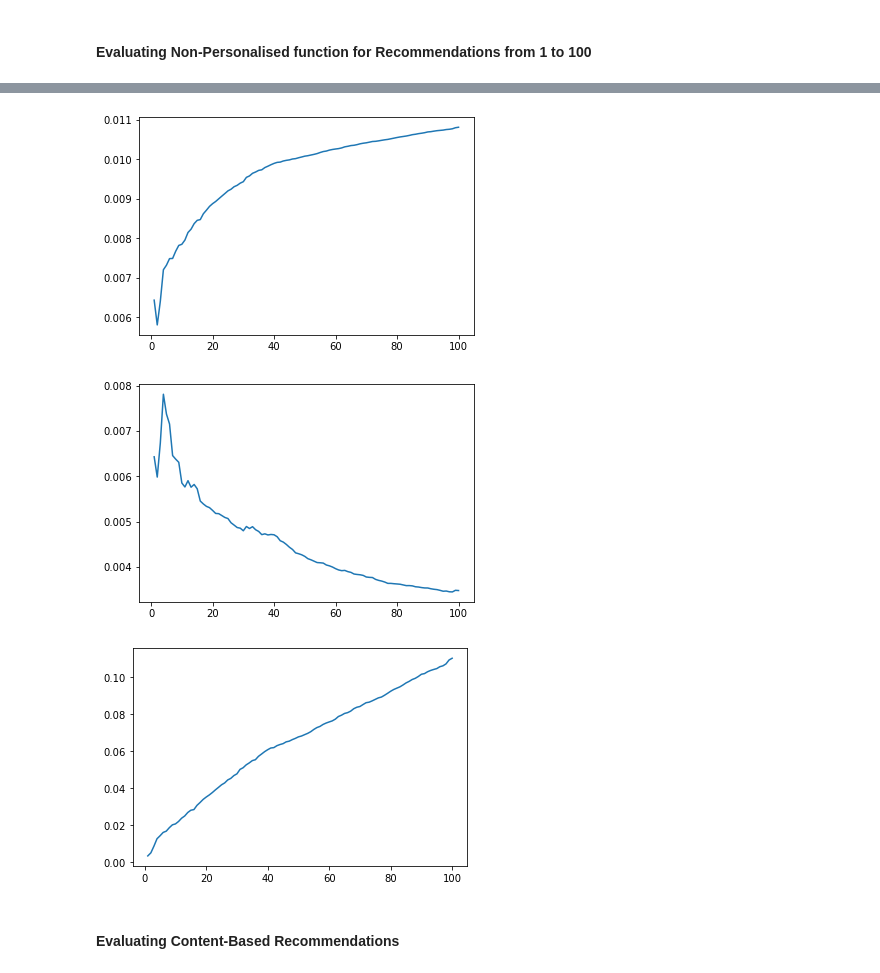
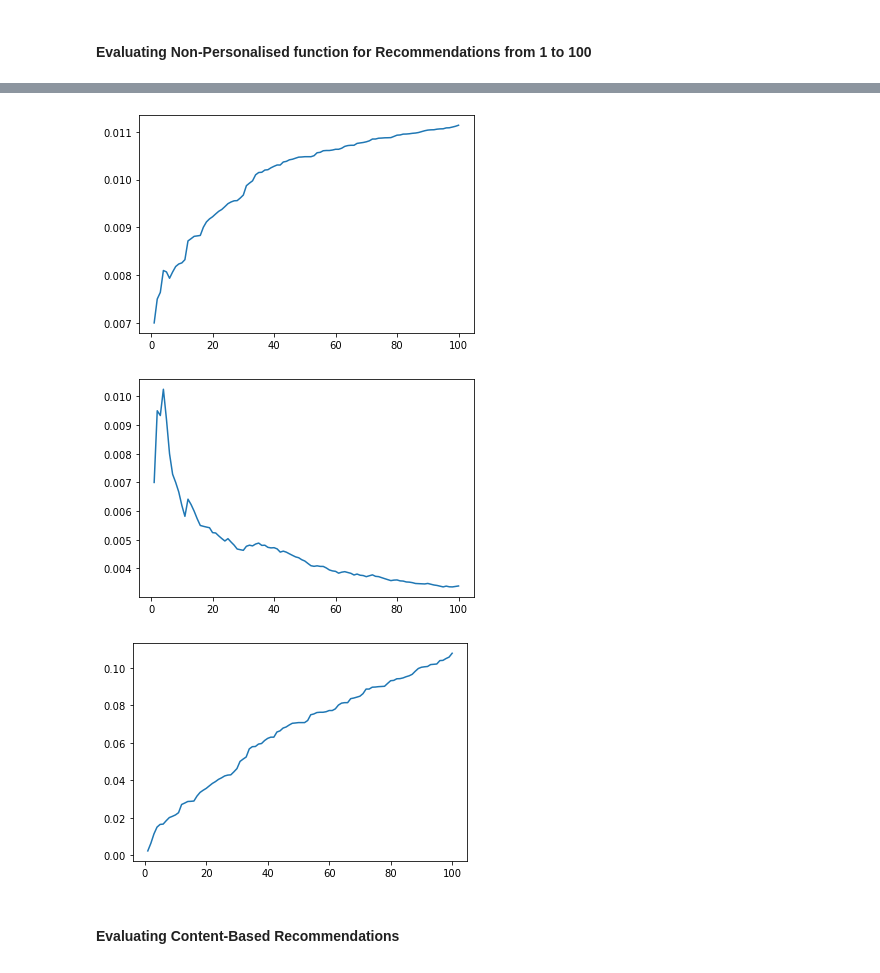
Before and after one commit to aindrila28/recommender_systems, a Jupyter notebook: Non-personalised.ipynb, the cells around one changed output, grey strips where cells are left out. Cells and saved outputs as stored; diff of their text form; code cells hidden in the pictures.

```diff
--- a/Non-personalised.ipynb
+++ b/Non-personalised.ipynb
@@ -781,22 +795,24 @@ mapk_vals, avg_precision_vals, avg_recall_vals = non_personalised_multiple_recom
+# %%
+mapk_vals_np, avg_precision_vals_np, avg_recall_vals_np = non_personalised_multiple_recommendations(7, train, test_df)
 # %%
 x = [i for i in range(1, 101)]
-y1 = mapk_vals
+y1 = mapk_vals_np
 plt.plot(x,y1)
 plt.show()
 # %% [output]
-[figure, old version]
+[figure, new version]
 # %%
-y2 = avg_precision_vals
+y2 = avg_precision_vals_np
 plt.plot(x,y2)
 plt.show()
 # %% [output]
-[figure, old version]
+[figure, new version]
 # %%
-y3 = avg_recall_vals
+y3 = avg_recall_vals_np
 plt.plot(x,y3)
 plt.show()
 # %% [output]
-[figure, old version]
+[figure, new version]
 # %% [markdown]
 #### Evaluating Content-Based Recommendations
 # %% [markdown]
```
Also changed, not shown: parts of 16 cells of this notebook, 1 other file.
